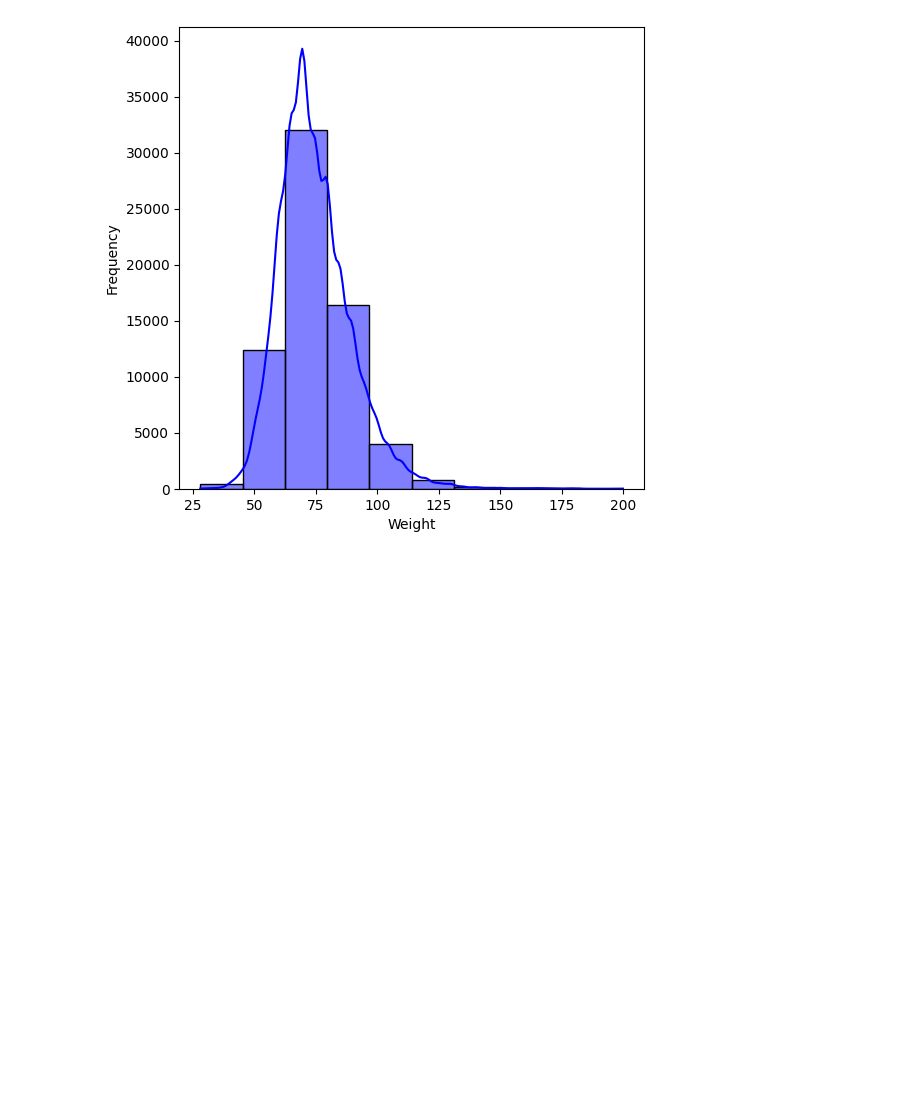
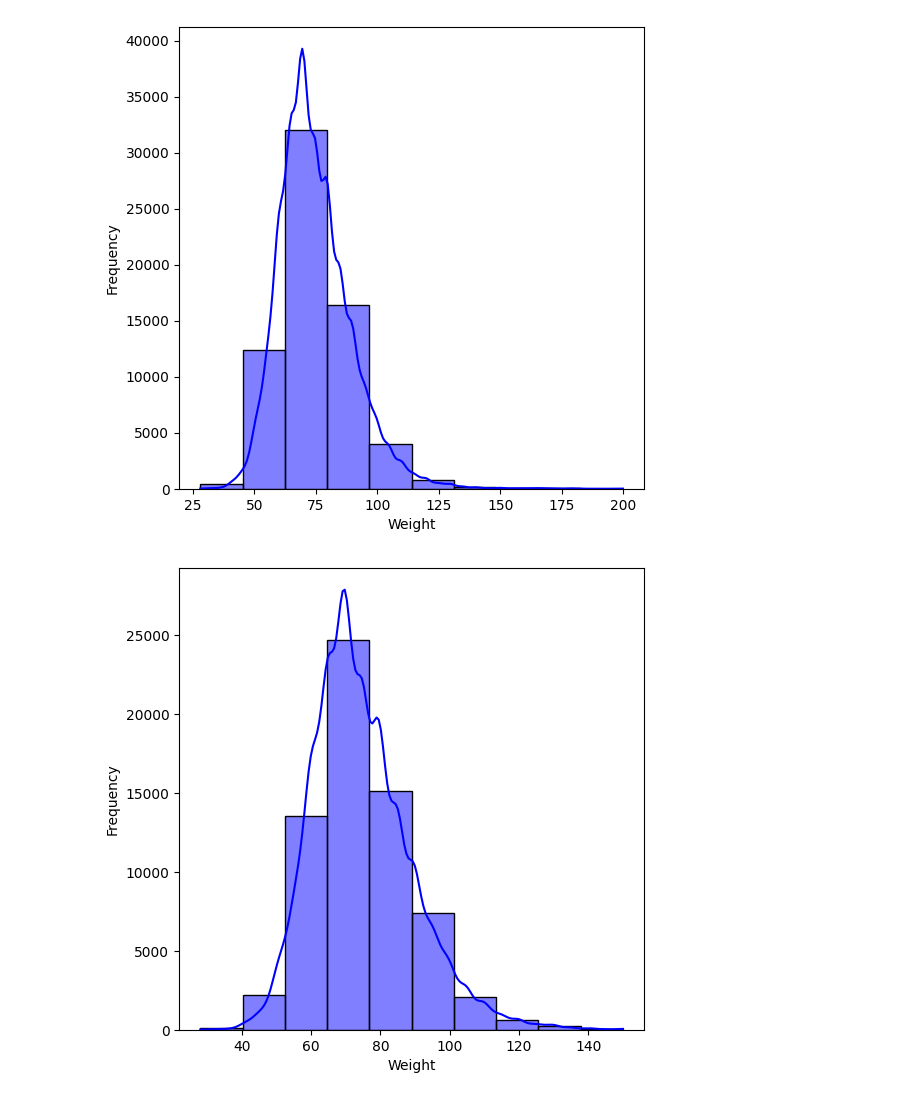
Before and after one commit to kenyyode/Cardio-Data, a Jupyter notebook: Analysis and model.ipynb, the cells around one changed output. Cells and saved outputs as stored; diff of their text form; code cells hidden in the pictures; blank space fills up the shorter version.

```diff
--- a/Analysis and model.ipynb
+++ b/Analysis and model.ipynb
@@ -69,3 +69,13 @@ plt.ylabel("Frequency")
 plt.show()
 # %% [output]
 [figure]
+# %%
+n_df = df_[df_["Weight"] <= 150]
+# %%
+plt.figure(figsize=(6,6))
+sns.histplot(data=n_df, x="Weight", bins=10, kde=True, color='blue')
+plt.xlabel("Weight")
+plt.ylabel("Frequency")
+plt.show()
+# %% [output]
+[figure, added]
```
Also changed, not shown: parts of 1 cell of this notebook.
